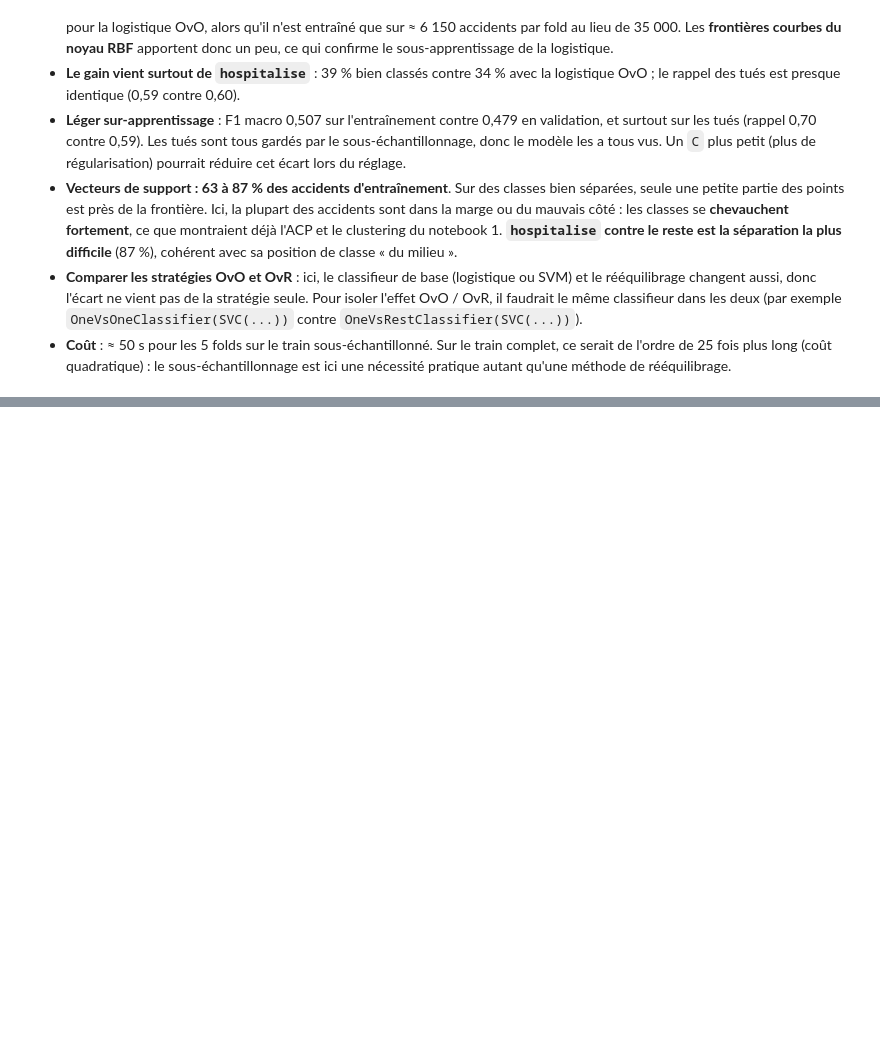
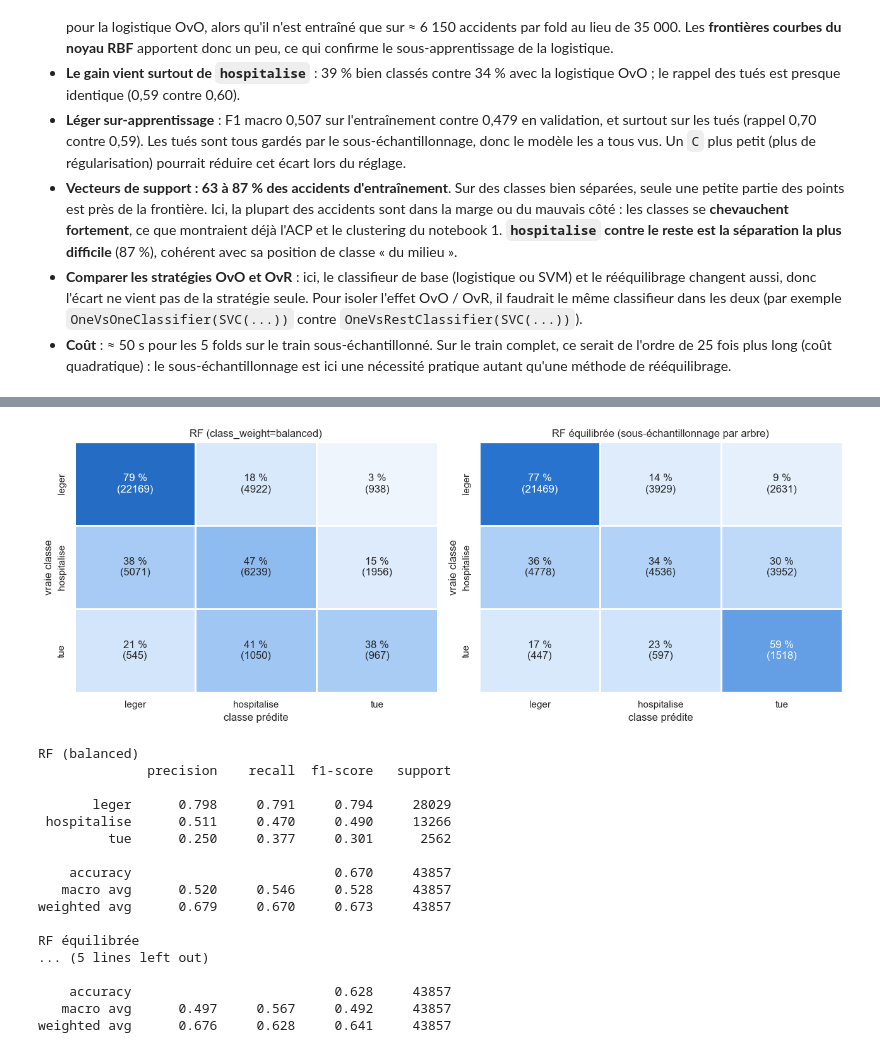
Before and after one commit to cyannure/aaa, a Jupyter notebook: notebooks/02_baselines_ensembles.ipynb, the cells around one changed output, grey strips where cells are left out. Drawn from its saved outputs; the diff is of its cells as text; code cells hidden in the pictures; blank space fills up the shorter version.

```diff
--- a/notebooks/02_baselines_ensembles.ipynb
+++ b/notebooks/02_baselines_ensembles.ipynb
@@ -459,0 +545,38 @@ comparer()
+# %%
+def matrice_confusion(modele, titre, ax):
+    """Matrice de confusion en % de la vraie classe, prédictions par validation croisée (mêmes 5 folds)."""
+    y_pred = cross_val_predict(modele, X_train_fe, y_train, cv=CV, n_jobs=-1)
+    mc = confusion_matrix(y_train, y_pred, labels=CLASSES)
+    pct = pd.DataFrame(mc / mc.sum(axis=1, keepdims=True) * 100, index=CLASSES, columns=CLASSES)
+    annot = pct.round(0).astype(int).astype(str) + " %\n(" + pd.DataFrame(mc, index=CLASSES, columns=CLASSES).astype(str) + ")"
+    sns.heatmap(pct, annot=annot, fmt="", cmap=BLEUS, vmin=0, vmax=100, linewidths=2, linecolor="white", cbar=False, ax=ax)
+    ax.set(xlabel="classe prédite", ylabel="vraie classe", title=titre)
+    return y_pred
+
+fig, axes = plt.subplots(1, 2, figsize=(13, 5))
+y_pred_rf = matrice_confusion(pipeline(RandomForestClassifier(n_estimators=300, min_samples_leaf=5, class_weight="balanced", n_jobs=2, random_state=SEED)), "RF (class_weight=balanced)", axes[0])
+y_pred_brf = matrice_confusion(pipeline(BalancedRandomForestClassifier(n_estimators=300, min_samples_leaf=5, sampling_strategy="all",
+                                        replacement=True, bootstrap=False, n_jobs=2, random_state=SEED)),
+                               "RF équilibrée (sous-échantillonnage par arbre)", axes[1])
+plt.tight_layout(); plt.show()
+for nom, yp in [("RF (balanced)", y_pred_rf), ("RF équilibrée", y_pred_brf)]:
+    print(nom); print(classification_report(y_train, yp, labels=CLASSES, digits=3))
+# %% [output]
+[figure, added]
+RF (balanced)
+              precision    recall  f1-score   support
+
+       leger      0.798     0.791     0.794     28029
+ hospitalise      0.511     0.470     0.490     13266
+         tue      0.250     0.377     0.301      2562
+
+    accuracy                          0.670     43857
+   macro avg      0.520     0.546     0.528     43857
+weighted avg      0.679     0.670     0.673     43857
+
+RF équilibrée
+... (5 lines left out)
+
+    accuracy                          0.628     43857
+   macro avg      0.497     0.567     0.492     43857
+weighted avg      0.676     0.628     0.641     43857
```
Also changed, not shown: parts of 17 cells of this notebook.
